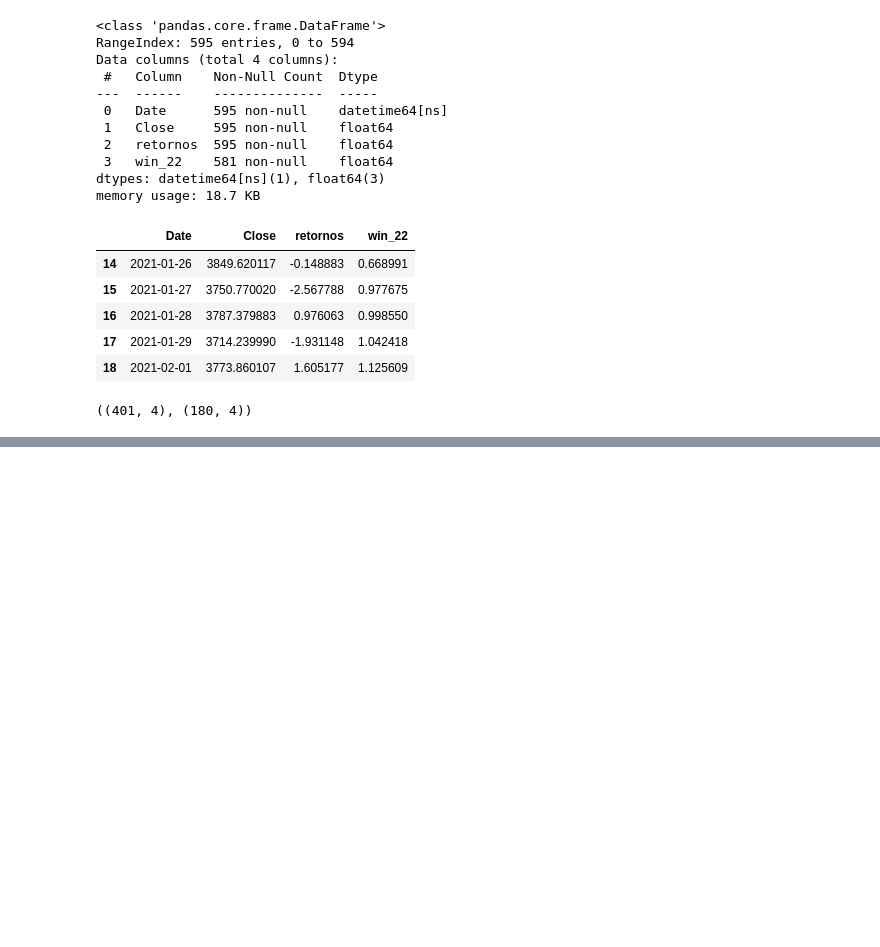
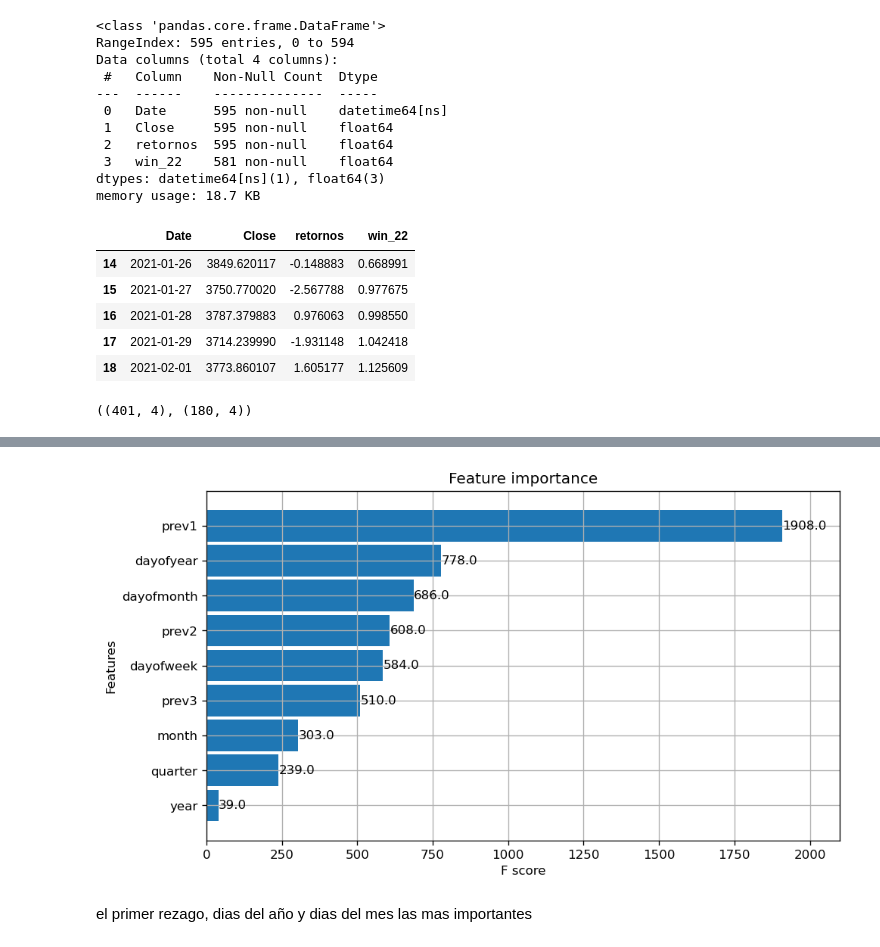
Before and after one commit to juanguzman2/Prediccion-del-indice-SyP500-mediante-XGBOOST-y-el-modelo-GARCH, a Jupyter notebook: Prediccion/prediccion_serie_tiempo.ipynb, the cells around one changed output, grey strips where cells are left out. Saved outputs shown, nothing was run; the diff lists cells and outputs as text; code cells hidden in the pictures; blank space fills up the shorter version.

```diff
--- a/Prediccion/prediccion_serie_tiempo.ipynb
+++ b/Prediccion/prediccion_serie_tiempo.ipynb
@@ -434,0 +433,21 @@ train_ml.shape, test_ml.shape
+# %%
+# extraer carac para series de tiempo
+def create_features(df,label=None):
+    '''
+    Crear caracteristicas de fecha para el indice datetime
+    '''
+    df['dayofweek'] = df['Date'].dt.dayofweek
+    df['quarter'] = df['Date'].dt.quarter
+    df['month'] = df['Date'].dt.month
+    df['year'] = df['Date'].dt.year
+    df['dayofyear'] = df['Date'].dt.dayofyear
+    df['dayofmonth'] = df['Date'].dt.day
+
+    X = df[['dayofweek','quarter','month','year','dayofyear','dayofmonth']]
+    if label:
+        y = df[label]
+        return X, y
+    return X
+# %%
+X_train, y_train = create_features(train_ml, label="win_22")
+X_test, y_test = create_features(test_ml, label="win_22")
@@ -434,0 +463,8 @@ train_ml.shape, test_ml.shape
+# %%
+# crear adicionalmente caracteristicas que usen los 4 dias previos de rolling volatility, incorporando el componente autorregresivo para nuesto modelo de ML
+X_train['prev1'] = train_ml['win_22'].shift(1) # shift trae los rezagos
+X_test['prev1'] = train_ml['win_22'].shift(1)
+X_train['prev2'] = train_ml['win_22'].shift(2)
+X_test['prev2'] = train_ml['win_22'].shift(2)
+X_train['prev3'] = train_ml['win_22'].shift(3)
+X_test['prev3'] = train_ml['win_22'].shift(3)
@@ -434,0 +489,6 @@ train_ml.shape, test_ml.shape
+# %%
+reg = xgb.XGBRFRegressor(n_stimators = 1000)
+# entrenamiento del modelo
+reg.fit(X_train,y_train,
+        eval_set = [(X_train,y_train),(X_test,y_test)],
+                    verbose=False)
@@ -434,0 +510,7 @@ train_ml.shape, test_ml.shape
+# %%
+# visualizacion las variables de mas importancia en el modelo
+__ = plot_importance(reg,height=0.9)
+# %% [output]
+[figure, added]
+# %% [markdown]
+el primer rezago, dias del año y dias del mes las mas importantes
```
Also changed, not shown: parts of 7 cells of this notebook.
